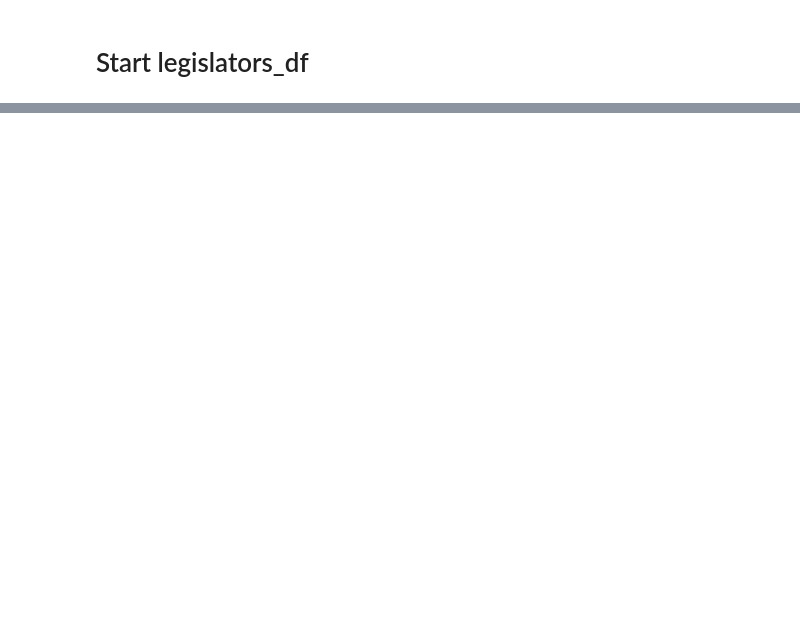
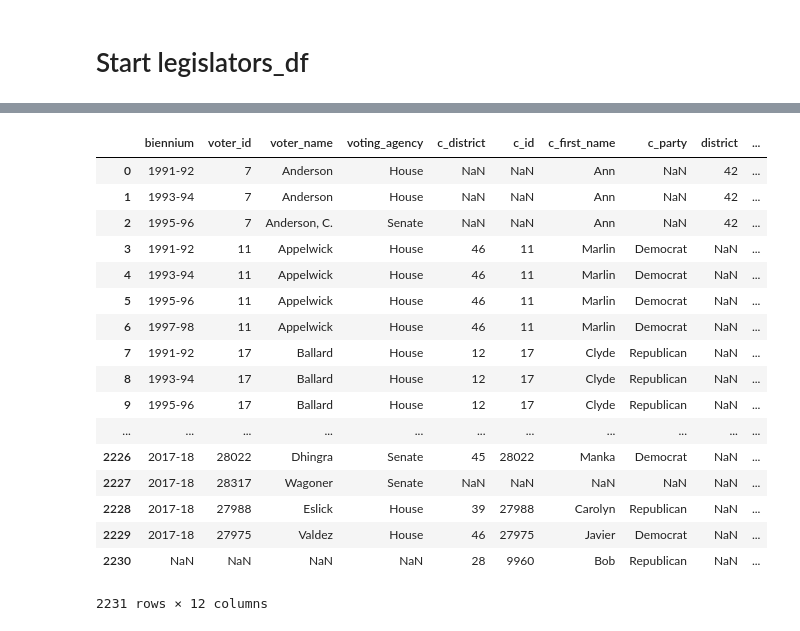
Before and after one commit to ekarboski/washington_state_legislation, a Jupyter notebook: Merging_votes_to_committee_data.ipynb, the cells around one changed output, grey strips where cells are left out. Drawn from its saved outputs; the diff is of its cells as text; code cells hidden in the pictures; blank space fills up the shorter version.

```diff
--- a/Merging_votes_to_committee_data.ipynb
+++ b/Merging_votes_to_committee_data.ipynb
@@ -70,0 +177,2 @@ legislators_df
+# %%
+manual_df['name'] = manual_df['name'].apply(lambda x: x.split()[1])
@@ -70,0 +188,2 @@ legislators_df
+# %%
+MERGED = legislators_df_merged.merge(manual_df, how='outer', on='voter_id')
@@ -70,0 +199,29 @@ legislators_df
+# %%
+def replace_null_with_first_name(x):
+    if type(x['c_first_name']) == float:
+        return x['first_name']
+    else:
+        return x['c_first_name']
+# %%
+MERGED['c_first_name'] = MERGED.apply(lambda x : replace_null_with_first_name(x),axis=1)
+# %%
+MERGED
+# %% [output]
+|  | biennium | voter_id | voter_name | voting_agency | c_district | c_id | c_first_name | c_party | district | ... |
+| 0 | 1991-92 | 7 | Anderson | House | NaN | NaN | Ann | NaN | 42 | ... |
+| 1 | 1993-94 | 7 | Anderson | House | NaN | NaN | Ann | NaN | 42 | ... |
+| 2 | 1995-96 | 7 | Anderson, C. | Senate | NaN | NaN | Ann | NaN | 42 | ... |
+| 3 | 1991-92 | 11 | Appelwick | House | 46 | 11 | Marlin | Democrat | NaN | ... |
+| 4 | 1993-94 | 11 | Appelwick | House | 46 | 11 | Marlin | Democrat | NaN | ... |
+| 5 | 1995-96 | 11 | Appelwick | House | 46 | 11 | Marlin | Democrat | NaN | ... |
+| 6 | 1997-98 | 11 | Appelwick | House | 46 | 11 | Marlin | Democrat | NaN | ... |
+| 7 | 1991-92 | 17 | Ballard | House | 12 | 17 | Clyde | Republican | NaN | ... |
+| 8 | 1993-94 | 17 | Ballard | House | 12 | 17 | Clyde | Republican | NaN | ... |
+| 9 | 1995-96 | 17 | Ballard | House | 12 | 17 | Clyde | Republican | NaN | ... |
+| ... | ... | ... | ... | ... | ... | ... | ... | ... | ... | ... |
+| 2226 | 2017-18 | 28022 | Dhingra | Senate | 45 | 28022 | Manka | Democrat | NaN | ... |
+| 2227 | 2017-18 | 28317 | Wagoner | Senate | NaN | NaN | NaN | NaN | NaN | ... |
+| 2228 | 2017-18 | 27988 | Eslick | House | 39 | 27988 | Carolyn | Republican | NaN | ... |
+| 2229 | 2017-18 | 27975 | Valdez | House | 46 | 27975 | Javier | Democrat | NaN | ... |
+| 2230 | NaN | NaN | NaN | NaN | 28 | 9960 | Bob | Republican | NaN | ... |
+2231 rows × 12 columns
```
Also changed, not shown: parts of 24 cells of this notebook.
